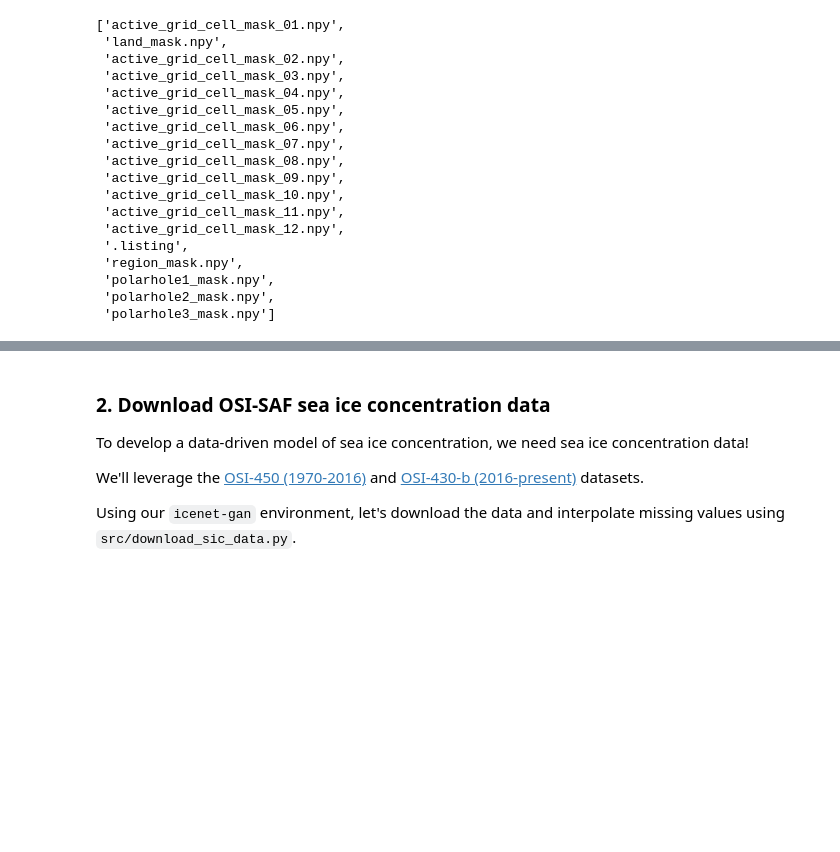
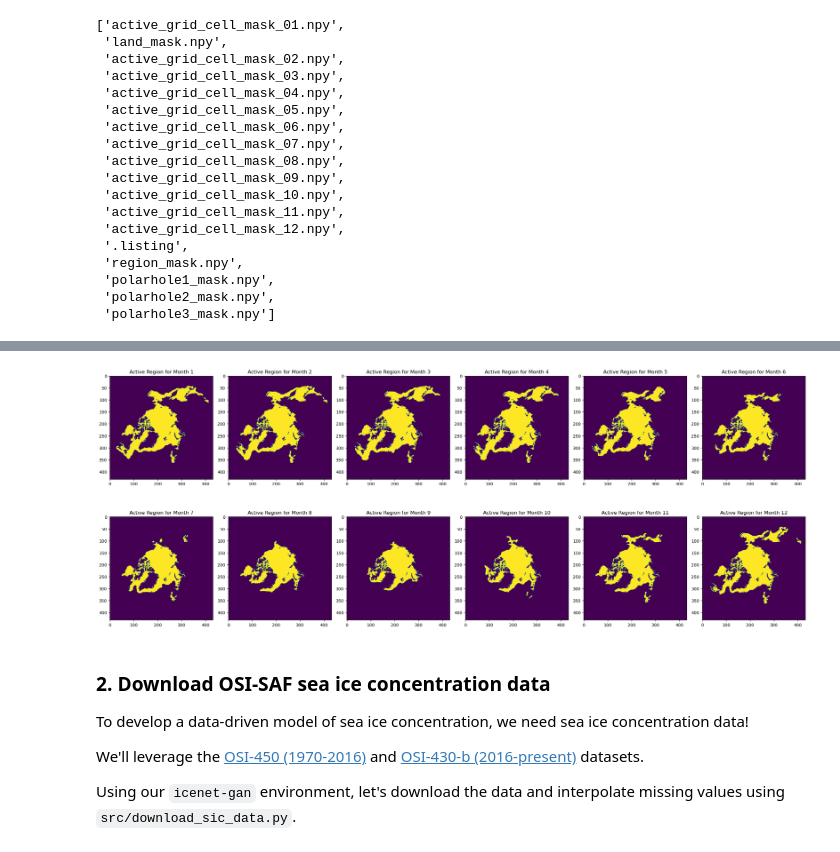
Before and after one commit to ampersandmcd/icenet-gan, a Jupyter notebook: notebooks/2_data.ipynb, the cells around one changed output, grey strips where cells are left out. Drawn from its saved outputs; the diff is of its cells as text; code cells hidden in the pictures; blank space fills up the shorter version.

```diff
--- a/notebooks/2_data.ipynb
+++ b/notebooks/2_data.ipynb
@@ -68,3 +75,14 @@ os.listdir(src.mask_data_folder)
+# %%
+active_regions = [np.load(f"{src.config.mask_data_folder}/active_grid_cell_mask_{i:02}.npy") for i in range(1, 13)]
+fig, ax = plt.subplots(2, 6, figsize=(24, 10))
+ax = ax.ravel()
+for i in range(12):
+    ax[i].imshow(active_regions[i])
+    ax[i].set_title(f"Active Region for Month {i+1}")
+plt.tight_layout()
+plt.show()
+# %% [output]
+[figure, added]
 # %% [markdown]
 ### 2. Download OSI-SAF sea ice concentration data
 To develop a data-driven model of sea ice concentration, we need sea ice concentration data!
```
Also changed, not shown: parts of 3 cells of this notebook, 4 other files.
